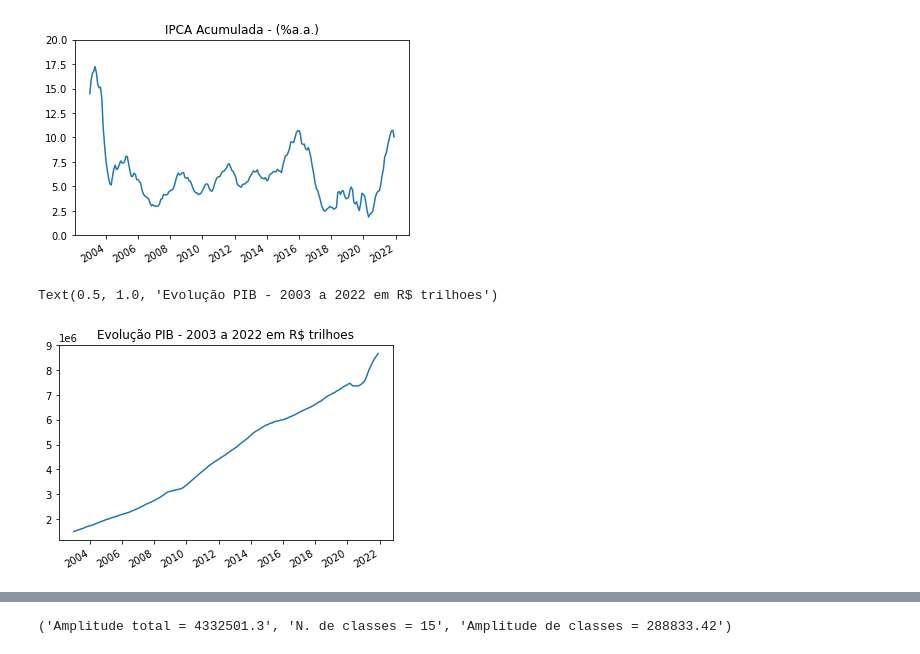
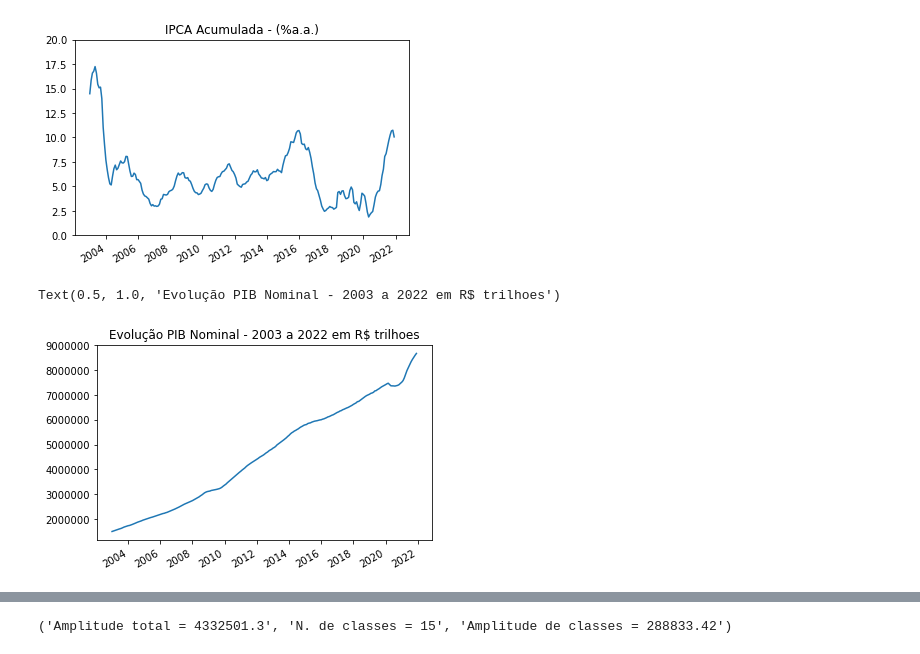
Before and after one commit to rehpires/EconometriaUFPB-2022, a Jupyter notebook: Script.ipynb, the cells around one changed output, grey strips where cells are left out. Cells and saved outputs as stored; diff of their text form; code cells hidden in the pictures.

```diff
--- a/Script.ipynb
+++ b/Script.ipynb
@@ -102,13 +141,14 @@ Text(0.5, 1.0, 'IPCA Acumulada - (%a.a.)')
 # %%
 fig, ax = plt.subplots()
 
+plt.ticklabel_format(style='plain')
 ax.plot(data,pib, linewidth = 1.5)
 ax.xaxis.set_major_locator(mdates.YearLocator(base=2))
 fig.autofmt_xdate()
-ax.set_title("Evolução PIB - 2003 a 2022 em R$ trilhoes")
+ax.set_title("Evolução PIB Nominal - 2003 a 2022 em R$ trilhoes")
 # %% [output]
-Text(0.5, 1.0, 'Evolução PIB - 2003 a 2022 em R$ trilhoes')
+Text(0.5, 1.0, 'Evolução PIB Nominal - 2003 a 2022 em R$ trilhoes')
-[figure, old version]
+[figure, new version]
 # %%
 stat_desc(pib)
 # %% [output]
```
Also changed, not shown: parts of 21 cells of this notebook.
